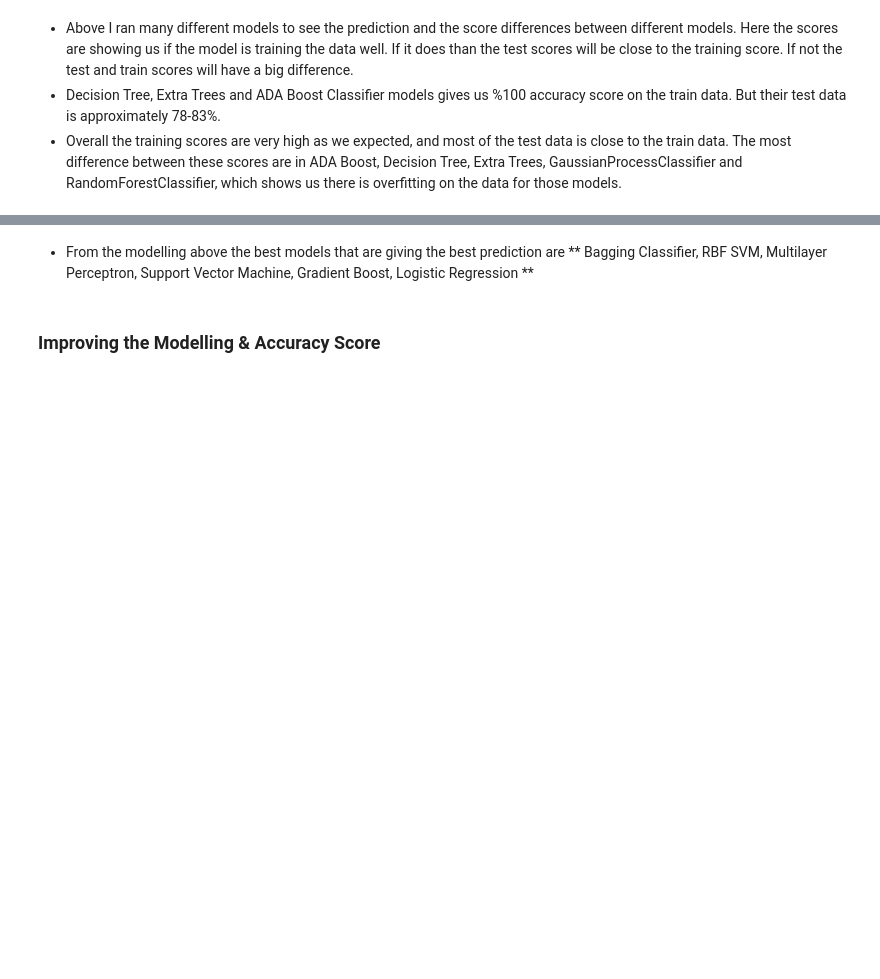
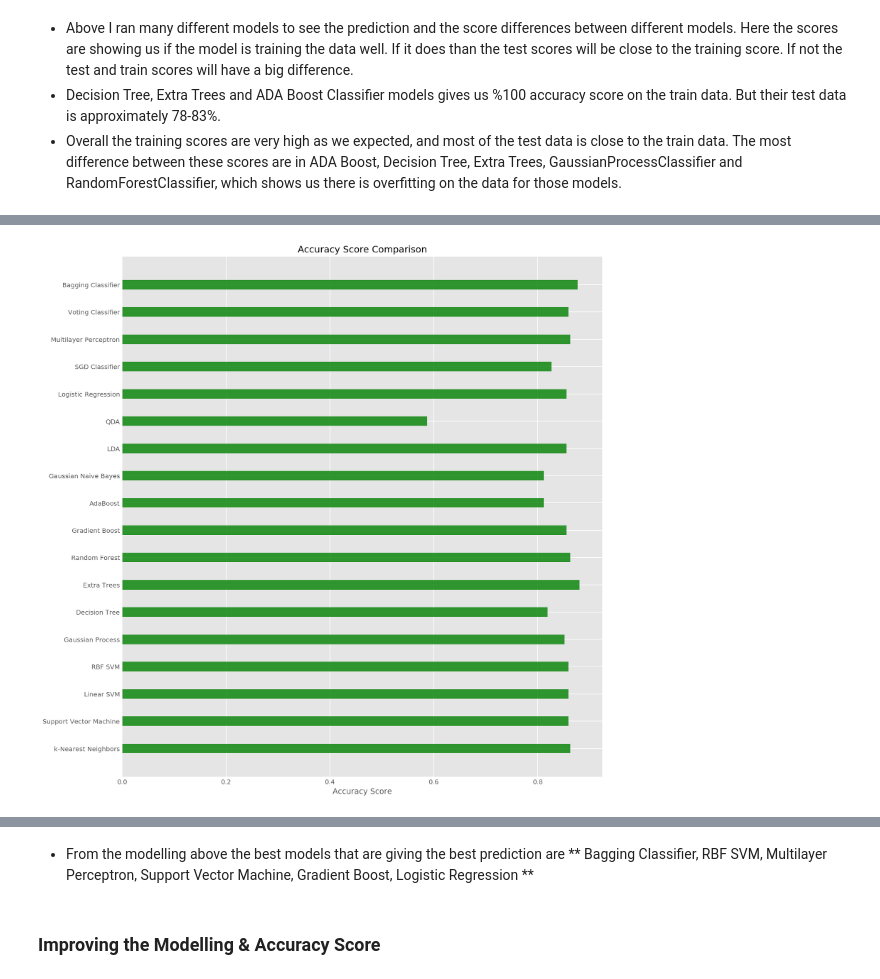
Before and after one commit to DidemIscan/DSI7_CapstoneProject, a Jupyter notebook: Modelling&HeartDiseasePrediction.ipynb, the cells around one changed output, grey strips where cells are left out. Saved outputs shown, nothing was run; the diff lists cells and outputs as text; code cells hidden in the pictures; blank space fills up the shorter version.

```diff
--- a/Modelling&HeartDiseasePrediction.ipynb
+++ b/Modelling&HeartDiseasePrediction.ipynb
@@ -581,0 +599,14 @@ models_df.sort_values('AccuracyScore',ascending=False)
+# %%
+fig = plt.figure(figsize=(12,15))
+index = models_names
+bar_width = 0.35
+y_pos = np.arange(len(index))
+
+plt.barh(y_pos, models_df.AccuracyScore, bar_width, align='center', alpha=0.8, color=['green'])
+plt.yticks(y_pos, index)
+plt.xlabel('Accuracy Score')
+plt.title('Accuracy Score Comparison')
+
+plt.show();
+# %% [output]
+[figure, added]
```
Also changed, not shown: parts of 71 cells of this notebook, 5 other files.
